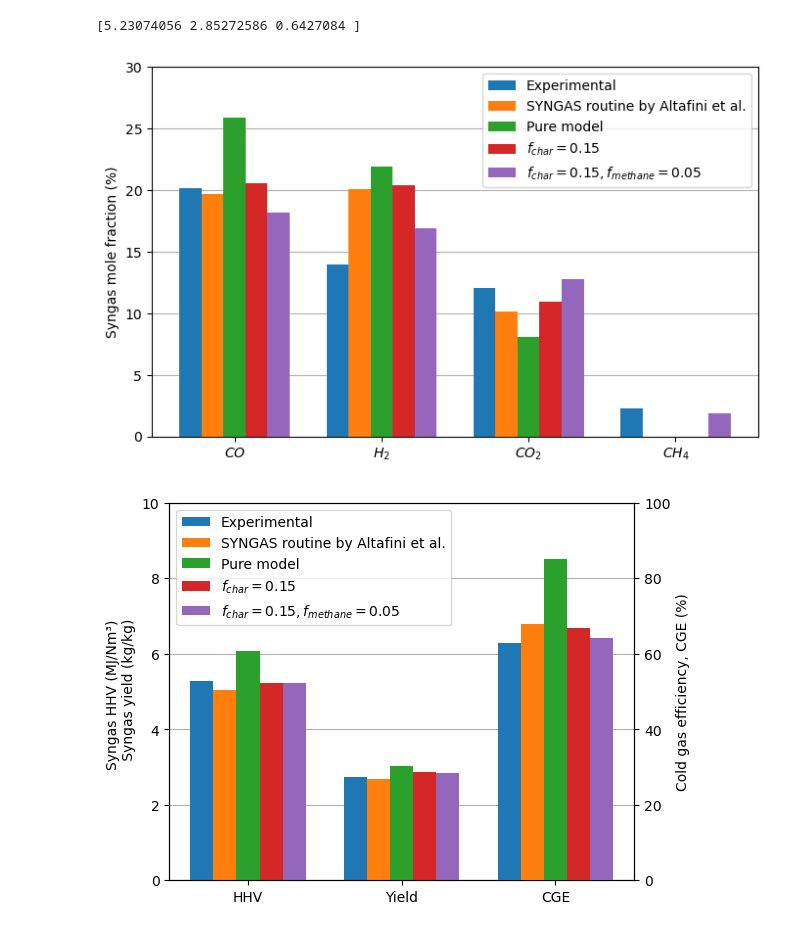
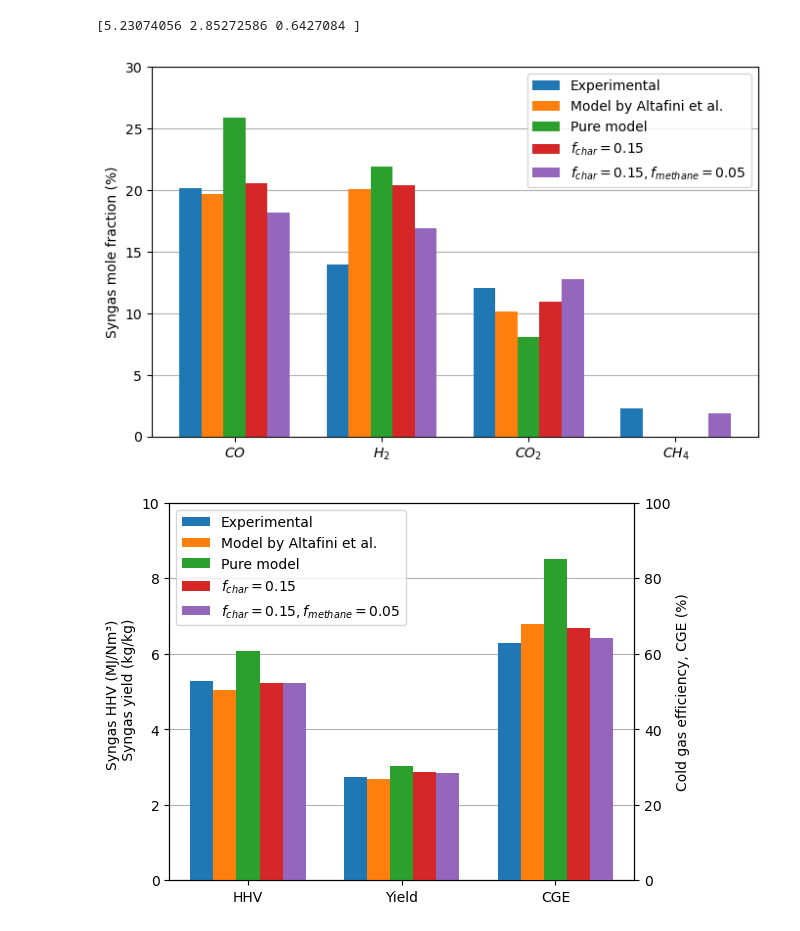
Before and after one commit to jubaldi/gasification, a Jupyter notebook: notebooks/altafini.ipynb, the cells around one changed output. Saved outputs shown, nothing was run; the diff lists cells and outputs as text; code cells hidden in the pictures.

```diff
--- a/notebooks/altafini.ipynb
+++ b/notebooks/altafini.ipynb
@@ -88,28 +90,28 @@ print(both_model_props)
 # %%
 frac_groups = ['$CO$', '$H_2$', '$CO_2$', '$CH_4$']
 exp_frac = [20.14, 14.00, 12.06, 2.31]
 author_model_frac = [19.70, 20.06, 10.15, 0]
 
 X_axis1 = np.arange(len(frac_groups))
 
 w = 0.15
 
 fig, ax1 = plt.subplots(figsize=(8,5), dpi=100)
 ax1.bar(X_axis1 - 2*w, exp_frac, w, label='Experimental', zorder=3)
-ax1.bar(X_axis1 - w, author_model_frac, w, label='SYNGAS routine by Altafini et al.', zorder=3)
+ax1.bar(X_axis1 - w, author_model_frac, w, label='Model by Altafini et al.', zorder=3)
 ax1.bar(X_axis1, pure_model_frac, w, label='Pure model', zorder=3)
 ax1.bar(X_axis1 + w, char_model_frac, w, label='$f_{char}=0.15$', zorder=3)
 ax1.bar(X_axis1 + 2*w, both_model_frac, w, label='$f_{char}=0.15, f_{methane}=0.05$', zorder=3)
 ax1.set_ylabel("Syngas mole fraction (%)")
 ax1.grid(zorder=0, axis='y')
 ax1.set_ylim(0, 30)
 plt.xticks(X_axis1, frac_groups)
 
 plt.legend(loc='best')
 plt.savefig('figures/altafini1.png')
 plt.show()
 # %% [output]
-[figure, old version]
+[figure, new version]
 # %%
 prop_groups = ['HHV', 'Yield', 'CGE']
 exp_props = [5.276, 31.89 / 11.7, 0.6286] # MJ/kg, kg syngas / kg fuel, CGE
@@ -119,7 +121,7 @@ X_axis2 = np.arange(3)
 
 fig2, ax2 = plt.subplots(figsize=(6,5), dpi=100)
 ax2.bar(X_axis2[:2] - 2*w, exp_props[:2], w, label='Experimental', zorder=3)
-ax2.bar(X_axis2[:2] - w, author_model_props[:2], w, label='SYNGAS routine by Altafini et al.', zorder=3)
+ax2.bar(X_axis2[:2] - w, author_model_props[:2], w, label='Model by Altafini et al.', zorder=3)
 ax2.bar(X_axis2[:2], pure_model_props[:2], w, label='Pure model', zorder=3)
 ax2.bar(X_axis2[:2] + w, char_model_props[:2], w, label='$f_{char}=0.15$', zorder=3)
 ax2.bar(X_axis2[:2] + 2*w, both_model_props[:2], w, label='$f_{char}=0.15, f_{methane}=0.05$', zorder=3)
@@ -128,7 +130,7 @@ ax2.set_ylim(0,10)
 
 ax3 = ax2.twinx()
 ax3.bar(X_axis2[2] - 2*w, 100*exp_props[2], w, label='Experimental', zorder=3)
-ax3.bar(X_axis2[2] - w, 100*author_model_props[2], w, label='SYNGAS routine by Altafini et al.', zorder=3)
+ax3.bar(X_axis2[2] - w, 100*author_model_props[2], w, label='Model by Altafini et al.', zorder=3)
 ax3.bar(X_axis2[2], 100*pure_model_props[2], w, label='Pure model', zorder=3)
 ax3.bar(X_axis2[2] + w, 100*char_model_props[2], w, label='$f_{char}=0.15$', zorder=3)
 ax3.bar(X_axis2[2] + 2*w, 100*both_model_props[2], w, label='$f_{char}=0.15, f_{methane}=0.05$', zorder=3)
@@ -142,4 +144,4 @@ plt.legend(loc='best')
 plt.savefig('figures/altafini2.png')
 plt.show()
 # %% [output]
-[figure, old version]
+[figure, new version]
```
Also changed, not shown: parts of 1 cell of this notebook, 17 other files.
